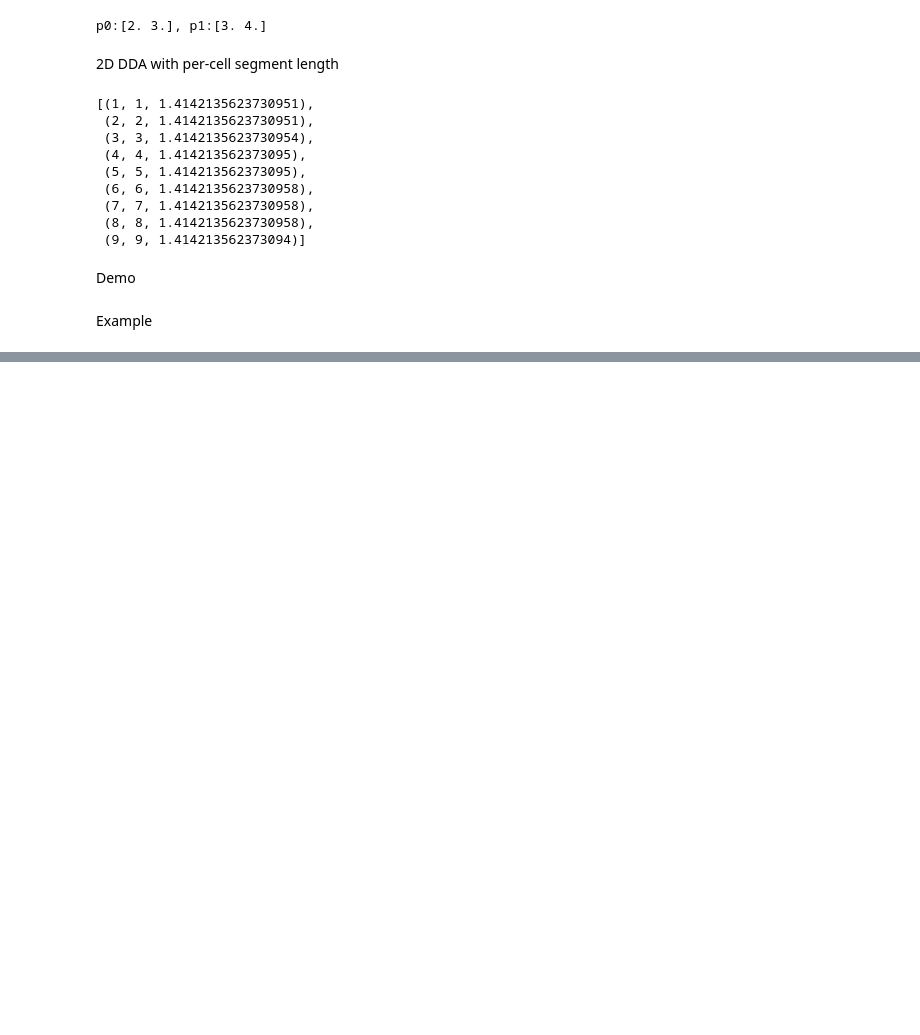
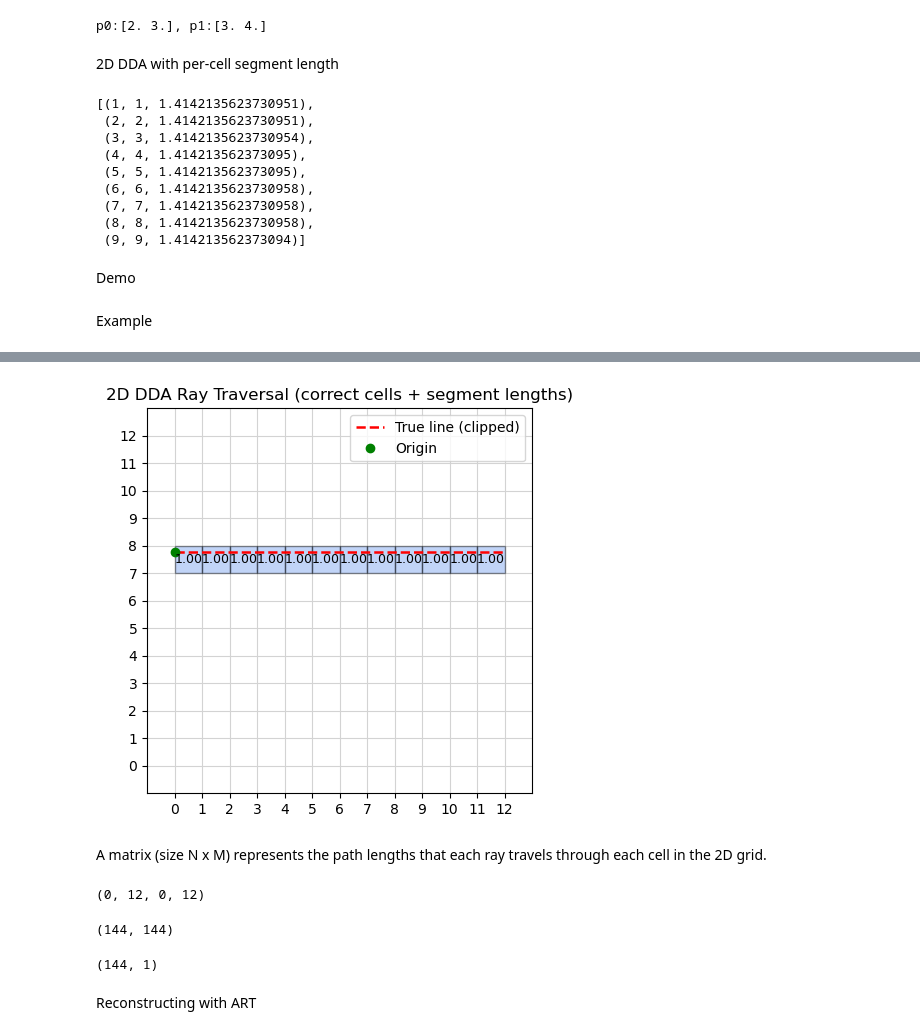
Before and after one commit to marcosolime/sim-carving, a Jupyter notebook: exp_5.ipynb, the cells around one changed output, grey strips where cells are left out. Drawn from its saved outputs; the diff is of its cells as text; code cells hidden in the pictures; blank space fills up the shorter version.

```diff
--- a/exp_5.ipynb
+++ b/exp_5.ipynb
@@ -213,0 +227,31 @@ demo_plot(origin, direction, bounds)
+# %%
+import numpy as np
+
+N_view = 48
+views = 3
+N = N_view * views
+domain_size = max(bounds[1]-bounds[0], bounds[1]-bounds[0])
+
+# Horizontal rays (left → right)
+ys = np.linspace(0.5, 9.5, N_view)
+rays_o_h = np.array([[0.0, y] for y in ys])
+rays_d_h = np.tile(np.array([1.0, 0.0]), (N_view, 1))
+
+# Vertical rays (bottom → top)
+xs = np.linspace(0.5, 9.5, N_view)
+rays_o_v = np.array([[x, 0.0] for x in xs])
+rays_d_v = np.tile(np.array([0.0, 1.0]), (N_view, 1))
+
+# 45° rays (bottom-left → top-right)
+offsets = np.linspace(0.0, domain_size // 2, N_view // 2)
+rays_o_d_v = np.array([[0.0, off] for off in sorted(offsets, reverse=True)])
+rays_o_d_h = np.array([[off, 0.0] for off in offsets])
+rays_o_d = np.concatenate((rays_o_d_v, rays_o_d_h), axis=0)
+rays_d_d = np.tile(np.array([1.0, 1.0]) / np.sqrt(2), (N_view, 1))  # normalized dir
+
+# combine the views
+rays_o = np.vstack((rays_o_h, rays_o_v, rays_o_d))
+rays_d = np.vstack((rays_d_h, rays_d_v, rays_d_d))
+
+print("rays_o shape:", rays_o.shape)
+print("rays_d shape:", rays_d.shape)
@@ -213,0 +388,11 @@ demo_plot(origin, direction, bounds)
+# %%
+i = np.random.randint(len(rays_o))
+demo_plot(rays_o[i], rays_d[i], bounds)
+# %% [output]
+[figure, added]
+# %% [markdown]
+A matrix (size N x M) represents the path lengths that each ray travels through each cell in the 2D grid.
+# %%
+bounds
+# %% [output]
+(0, 12, 0, 12)
@@ -213,0 +415,8 @@ demo_plot(origin, direction, bounds)
+# %%
+A.shape
+# %% [output]
+(144, 144)
+# %%
+b.shape
+# %% [output]
+(144, 1)
@@ -213,0 +425,2 @@ demo_plot(origin, direction, bounds)
+# %% [markdown]
+Reconstructing with ART
```
Also changed, not shown: parts of 21 cells of this notebook.
